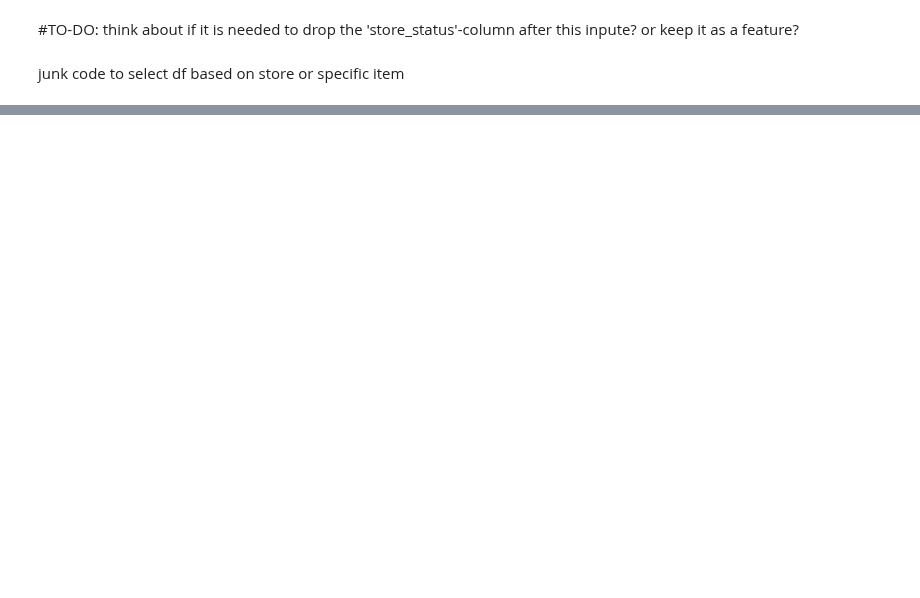
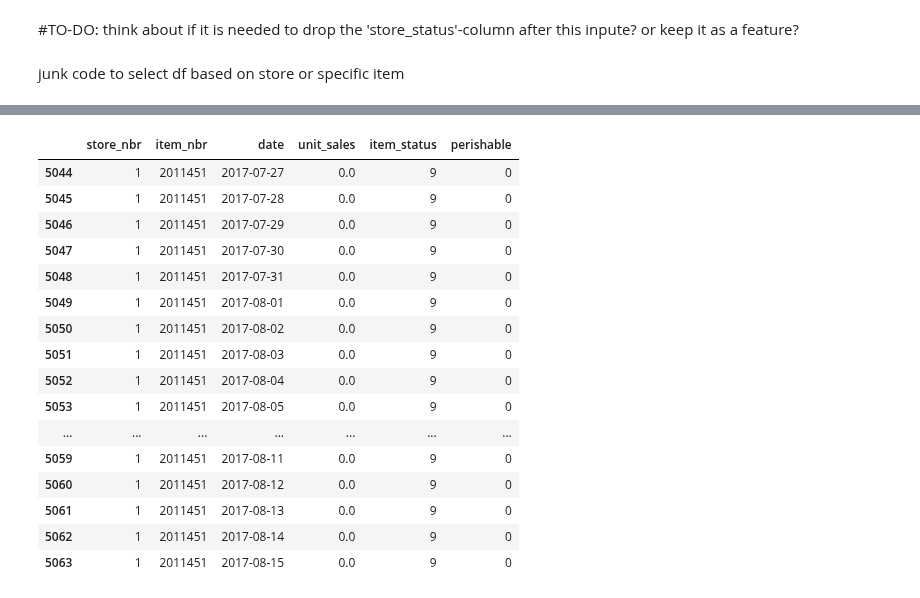
Before and after one commit to AFEngelage/Group4B, a Jupyter notebook: notebooks/2024 04 21 - Supermarket Loading first data - AFE.ipynb, the cells around one changed output, grey strips where cells are left out. Saved outputs shown, nothing was run; the diff lists cells and outputs as text; code cells hidden in the pictures; blank space fills up the shorter version.

```diff
--- a/notebooks/2024 04 21 - Supermarket Loading first data - AFE.ipynb
+++ b/notebooks/2024 04 21 - Supermarket Loading first data - AFE.ipynb
@@ -1546,0 +1535,20 @@ df_final_check2.head(60)
+# %%
+df_sales_test.tail(20)
+# %% [output]
+|  | store_nbr | item_nbr | date | unit_sales | item_status | perishable |
+| 5044 | 1 | 2011451 | 2017-07-27 | 0.0 | 9 | 0 |
+| 5045 | 1 | 2011451 | 2017-07-28 | 0.0 | 9 | 0 |
+| 5046 | 1 | 2011451 | 2017-07-29 | 0.0 | 9 | 0 |
+| 5047 | 1 | 2011451 | 2017-07-30 | 0.0 | 9 | 0 |
+| 5048 | 1 | 2011451 | 2017-07-31 | 0.0 | 9 | 0 |
+| 5049 | 1 | 2011451 | 2017-08-01 | 0.0 | 9 | 0 |
+| 5050 | 1 | 2011451 | 2017-08-02 | 0.0 | 9 | 0 |
+| 5051 | 1 | 2011451 | 2017-08-03 | 0.0 | 9 | 0 |
+| 5052 | 1 | 2011451 | 2017-08-04 | 0.0 | 9 | 0 |
+| 5053 | 1 | 2011451 | 2017-08-05 | 0.0 | 9 | 0 |
+| ... | ... | ... | ... | ... | ... | ... |
+| 5059 | 1 | 2011451 | 2017-08-11 | 0.0 | 9 | 0 |
+| 5060 | 1 | 2011451 | 2017-08-12 | 0.0 | 9 | 0 |
+| 5061 | 1 | 2011451 | 2017-08-13 | 0.0 | 9 | 0 |
+| 5062 | 1 | 2011451 | 2017-08-14 | 0.0 | 9 | 0 |
+| 5063 | 1 | 2011451 | 2017-08-15 | 0.0 | 9 | 0 |
```
Also changed, not shown: parts of 94 cells of this notebook, 1 other file.
